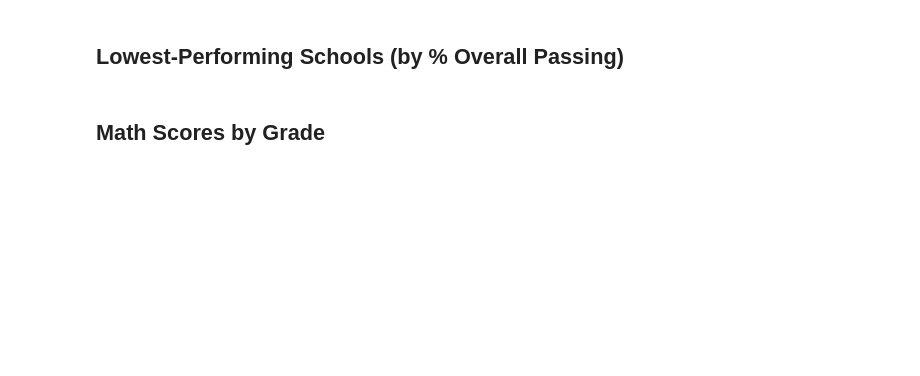
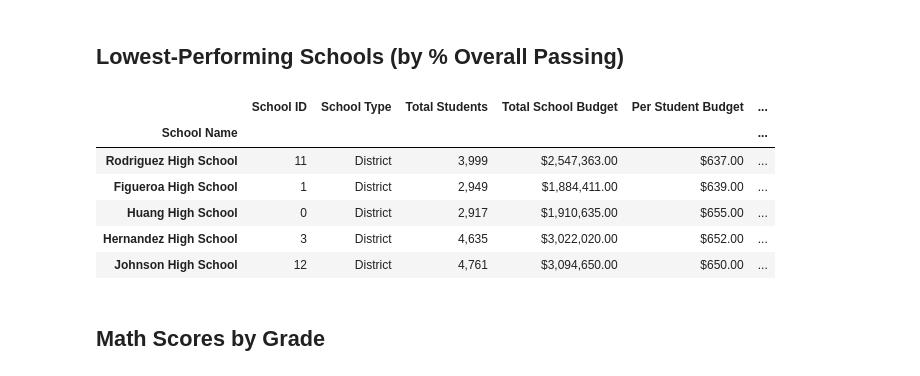
Before and after one commit to dmldatasci/pandas-challenge, a Jupyter notebook: PyCitySchools/PyCitySchools.ipynb, the cells around one changed output. Cells and saved outputs as stored; diff of their text form; code cells hidden in the pictures; blank space fills up the shorter version.

```diff
--- a/PyCitySchools/PyCitySchools.ipynb
+++ b/PyCitySchools/PyCitySchools.ipynb
@@ -277,4 +289,16 @@ per_school_summary
 # %% [markdown]
 ## Lowest-Performing Schools (by % Overall Passing)
+# %%
+# sort the schools by `% Overall Passing` in ascending order and display the top 5 rows
+bottom_schools = per_school_summary.sort_values(by=['% Overall Passing']).head(5)
+bottom_schools
+# %% [output]
+|  | School ID | School Type | Total Students | Total School Budget | Per Student Budget | ... |
+| School Name |  |  |  |  |  | ... |
+| Rodriguez High School | 11 | District | 3,999 | $2,547,363.00 | $637.00 | ... |
+| Figueroa High School | 1 | District | 2,949 | $1,884,411.00 | $639.00 | ... |
+| Huang High School | 0 | District | 2,917 | $1,910,635.00 | $655.00 | ... |
+| Hernandez High School | 3 | District | 4,635 | $3,022,020.00 | $652.00 | ... |
+| Johnson High School | 12 | District | 4,761 | $3,094,650.00 | $650.00 | ... |
 # %% [markdown]
 ## Math Scores by Grade
```
Also changed, not shown: parts of 4 cells of this notebook.
